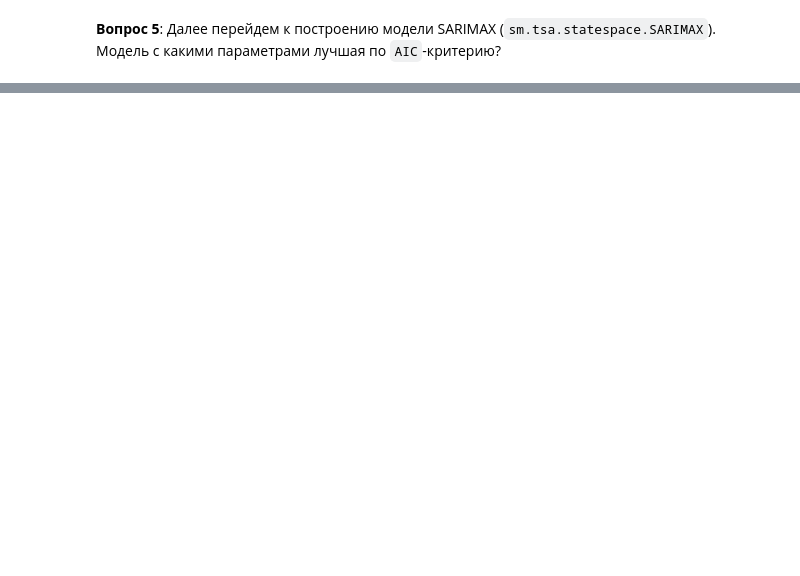
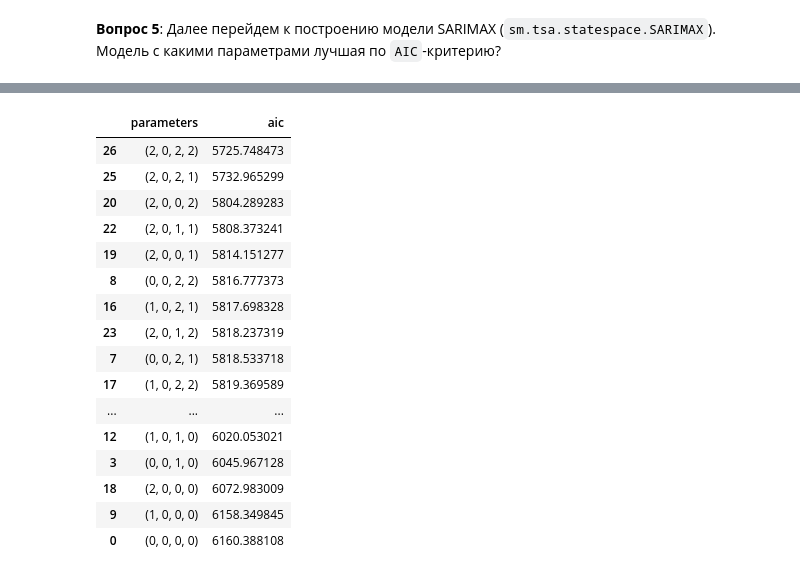
Before and after one commit to serpak946/recommendation_systems, a Jupyter notebook: Lab4/assignment09_time_series.ipynb, the cells around one changed output, grey strips where cells are left out. Cells and saved outputs as stored; diff of their text form; code cells hidden in the pictures; blank space fills up the shorter version.

```diff
--- a/Lab4/assignment09_time_series.ipynb
+++ b/Lab4/assignment09_time_series.ipynb
@@ -107,6 +108,3 @@ round(new_df[new_df.ds.dt.strftime('%m.%d') == '01.20']['yhat'])
 19     2753.0
 382    3422.0
 Name: yhat, dtype: float64
-# %%
-new_df['error'] = df['y'] - new_df['yhat']
-new_df
@@ -126,0 +111,3 @@ new_df
+# %%
+new_df['date'] = new_df['ds']
+new_df = new_df.set_index('ds').join(df.set_index('ds'))
@@ -145,0 +147,25 @@ from scipy import stats
+# %%
+from itertools import product
+ps = range(0, 3)
+d = 1
+qs = range(0, 1)
+Ps = range(0, 3)
+D = 1
+Qs = range(0, 3)
+parameters = product(ps, qs, Ps, Qs)
+parameters_list = list(parameters)
+# %%
+best_aic = float('inf')
+results = []
+for param in parameters_list:
+    model_1 = sm.tsa.statespace.SARIMAX(
+        df['y'],
+        order=(param[0], d, param[1]),
+        seasonal_order=(param[2], D, param[3], 12)
+    ).fit(disp=-1)
+    aic = model_1.aic
+    if aic < best_aic:
+        best_model = model_1
+        best_aic = aic
+        best_param = param
+    results.append([param, model_1.aic])
@@ -145,0 +190,22 @@ from scipy import stats
+# %%
+result_table = pd.DataFrame(results)
+result_table.columns = ["parameters", "aic"]
+result_table.sort_values(by='aic', ascending=True) #Меньше - лучше
+# %% [output]
+|  | parameters | aic |
+| 26 | (2, 0, 2, 2) | 5725.748473 |
+| 25 | (2, 0, 2, 1) | 5732.965299 |
+| 20 | (2, 0, 0, 2) | 5804.289283 |
+| 22 | (2, 0, 1, 1) | 5808.373241 |
+| 19 | (2, 0, 0, 1) | 5814.151277 |
+| 8 | (0, 0, 2, 2) | 5816.777373 |
+| 16 | (1, 0, 2, 1) | 5817.698328 |
+| 23 | (2, 0, 1, 2) | 5818.237319 |
+| 7 | (0, 0, 2, 1) | 5818.533718 |
+| 17 | (1, 0, 2, 2) | 5819.369589 |
+| ... | ... | ... |
+| 12 | (1, 0, 1, 0) | 6020.053021 |
+| 3 | (0, 0, 1, 0) | 6045.967128 |
+| 18 | (2, 0, 0, 0) | 6072.983009 |
+| 9 | (1, 0, 0, 0) | 6158.349845 |
+| 0 | (0, 0, 0, 0) | 6160.388108 |
```
Also changed, not shown: parts of 8 cells of this notebook, 1 other file.
